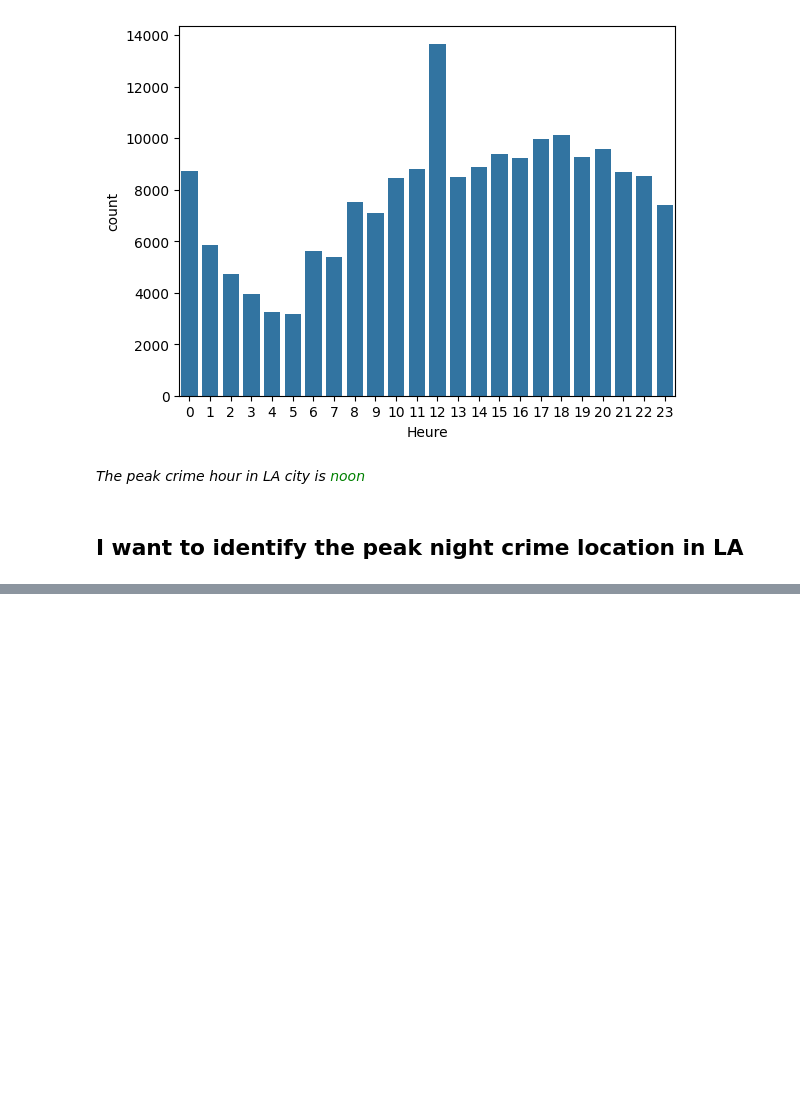
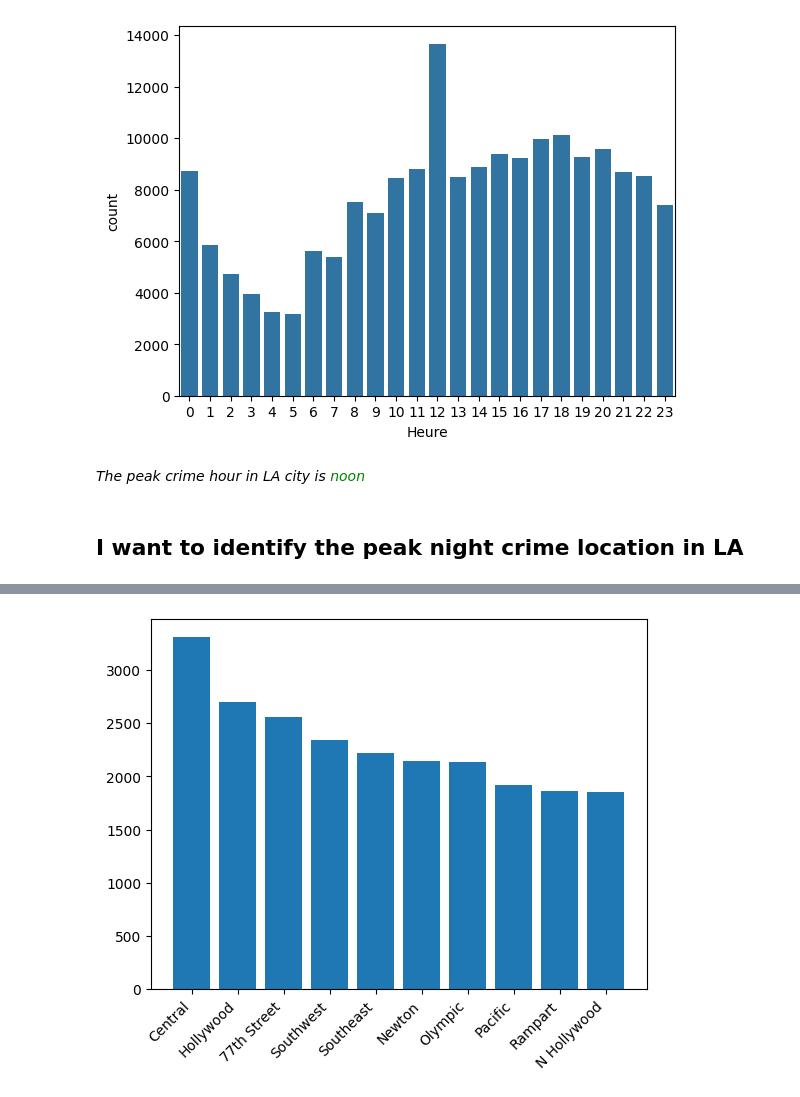
Before and after one commit to vrmelox/LA_crime_analysis, a Jupyter notebook: notebook.ipynb, the cells around one changed output, grey strips where cells are left out. Saved outputs shown, nothing was run; the diff lists cells and outputs as text; code cells hidden in the pictures; blank space fills up the shorter version.

Commit message:
After computing and made some slicing, i've been able to plot the number of crime per location in LA city, during the night

```diff
--- a/notebook.ipynb
+++ b/notebook.ipynb
@@ -103,0 +106,10 @@ crimes_df["TIME OCC"] = crimes_df["TIME OCC"].apply(lambda x: timedot(x))
+# %%
+start_night_1 = pd.to_datetime("00:00").time()
+end_night_1 = pd.to_datetime("04:00").time()
+start_night_2 = pd.to_datetime("22:00").time()
+end_night_2 = pd.to_datetime("23:59").time()
+
+df_nightCrimes = crimes_df[
+    ((crimes_df["TIME OCC"] >= start_night_1) & (crimes_df["TIME OCC"] < end_night_1)) |
+    ((crimes_df["TIME OCC"] >= start_night_2) & (crimes_df["TIME OCC"] <= end_night_2))
+]
@@ -103,0 +125,3 @@ crimes_df["TIME OCC"] = crimes_df["TIME OCC"].apply(lambda x: timedot(x))
+# %%
+area_night_crimes = df_nightCrimes.groupby('AREA NAME').size()
+top_area_night_crimes = area_night_crimes.sort_values(ascending=False).head(10)
@@ -103,0 +143,4 @@ crimes_df["TIME OCC"] = crimes_df["TIME OCC"].apply(lambda x: timedot(x))
+# %%
+top_area_night_crimes = top_area_night_crimes.to_frame(name="crimes_values")
+# %%
+top_area_night_crimes.reset_index(inplace=True)
@@ -103,0 +161,6 @@ crimes_df["TIME OCC"] = crimes_df["TIME OCC"].apply(lambda x: timedot(x))
+# %%
+plt.bar(top_area_night_crimes['AREA NAME'], top_area_night_crimes['crimes_values'])
+plt.xticks(rotation=45, ha='right', fontsize=10)
+plt.show()
+# %% [output]
+[figure, added]
```
Also changed, not shown: parts of 4 cells of this notebook.
